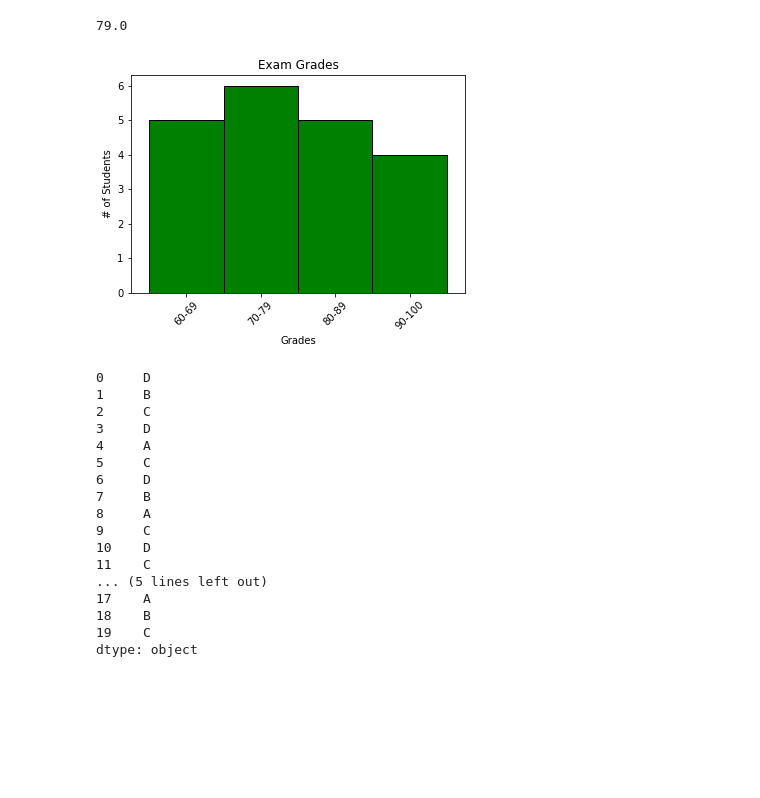
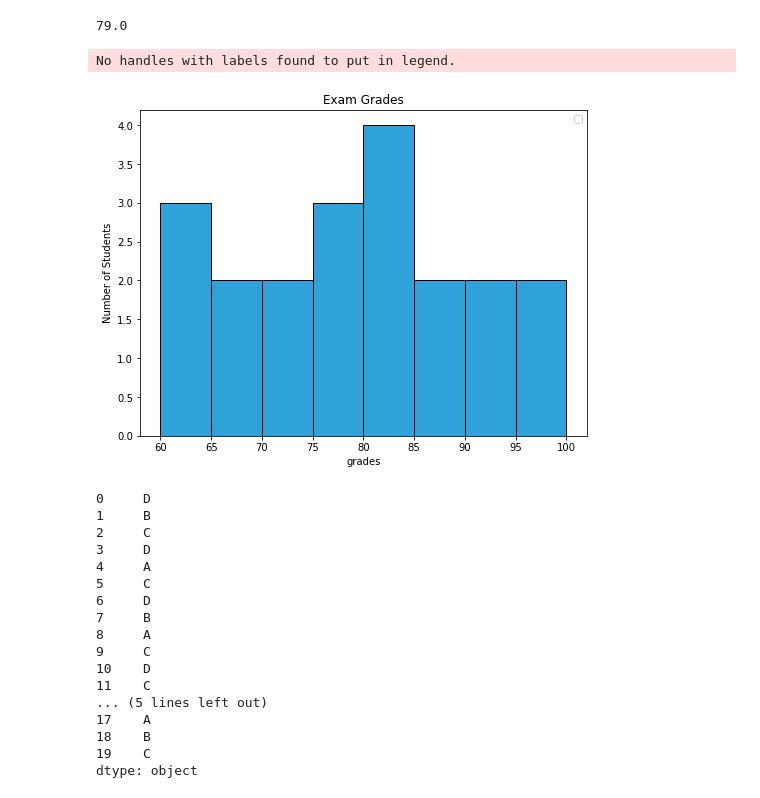
Before and after one commit to DBerchelmann/numpy-pandas-visualization-exercises, a Jupyter notebook: pandas_series.ipynb, the cells around one changed output. Drawn from its saved outputs; the diff is of its cells as text; code cells hidden in the pictures; blank space fills up the shorter version.

```diff
--- a/pandas_series.ipynb
+++ b/pandas_series.ipynb
@@ -307,24 +414,24 @@ dtype: float64
 exams.median()
 # %% [output]
 79.0
-# %%
-# Plot a histogram of the scores.
-
-exam_bin_edges = [60, 70, 80, 90, 100]
-
-exam_bin_labels = ['60-69', '70-79', '80-89', '90-100' ]
-
-pd.cut(exams, bins=exam_bin_edges, labels=exam_bin_labels, include_lowest=True).value_counts().sort_index().plot.bar(color='green', width=1, ec='black')
-plt.xticks(rotation=45)
-
-# Axes labels and plot title
-plt.title('Exam Grades')
-plt.xlabel('Grades')
-plt.ylabel('# of Students')
-
-
-plt.show()
-# %% [output]
-[figure, removed]
+# %%
+# Plot a histogram of the scores.
+
+
+plt.figure(figsize = (8,6))
+
+plt.hist(exams, bins = [60, 65, 70, 75, 80, 85, 90, 95, 100], edgecolor = 'k', color = '#30a2da', log = False)
+median = 29
+
+
+plt.title('Exam Grades')
+plt.xlabel('grades')
+plt.ylabel('Number of Students')
+plt.legend()
+
+plt.show()
+# %% [output]
+No handles with labels found to put in legend.
+[figure, added]
 # %%
 # Convert each of the numbers above into a letter grade. For example, 86 should be a 'B' and 95 should be an 'A'.
```
Also changed, not shown: parts of 16 cells of this notebook.
